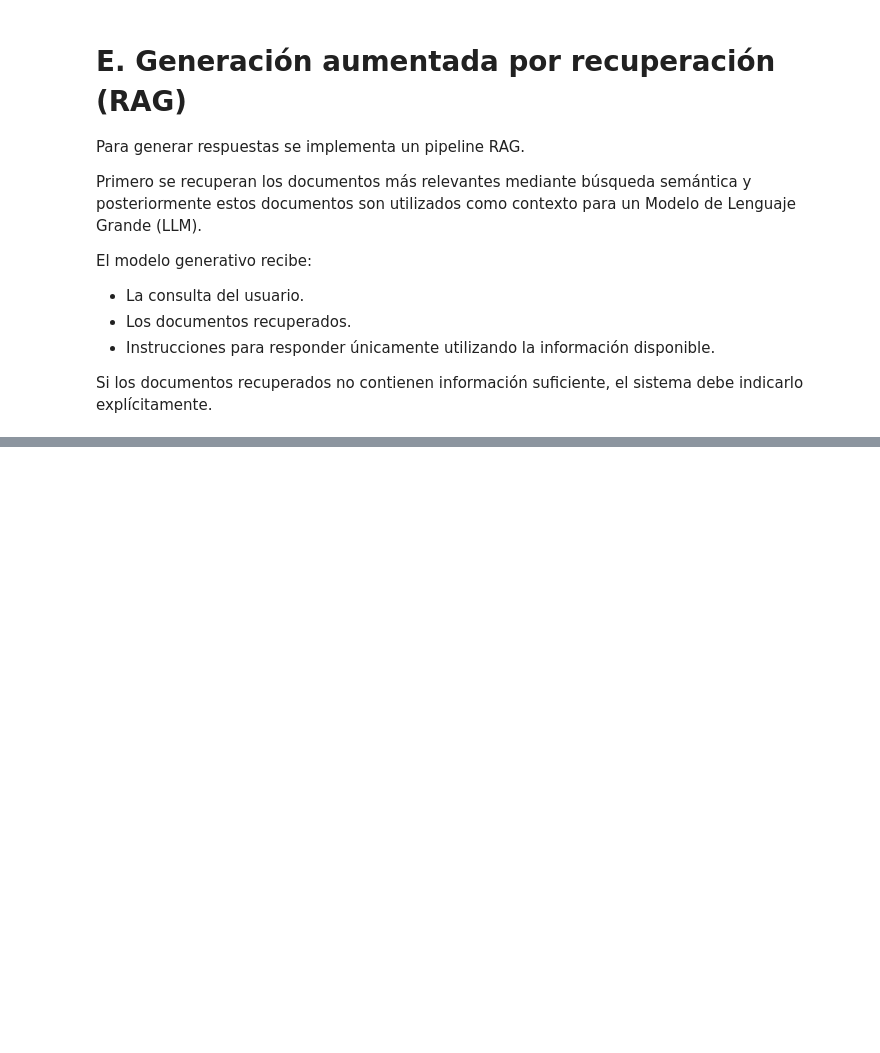
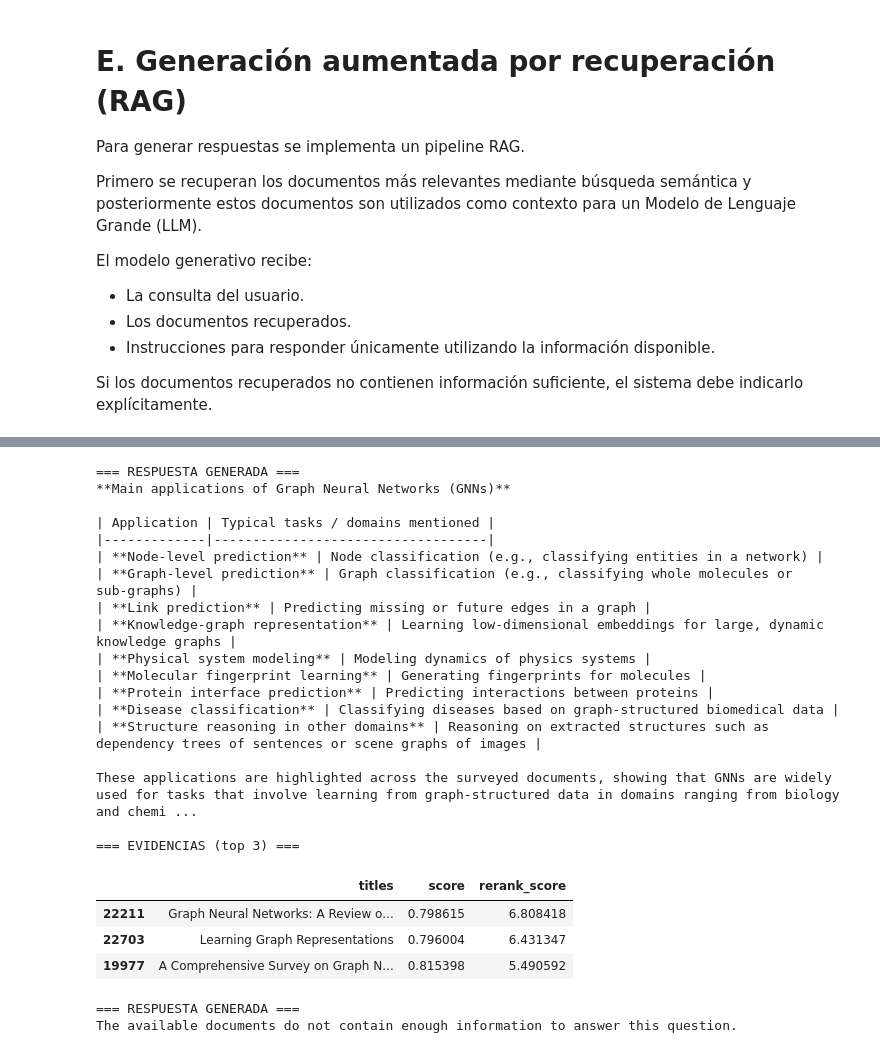
Before and after one commit to Erickezro/Examen2-RI, a Jupyter notebook: Examen Final.ipynb, the cells around one changed output, grey strips where cells are left out. Saved outputs shown, nothing was run; the diff lists cells and outputs as text; code cells hidden in the pictures; blank space fills up the shorter version.

Commit message:
Cambio de modelo y API Key

```diff
--- a/Examen Final.ipynb
+++ b/Examen Final.ipynb
@@ -357,2 +275,0 @@ def generar_respuesta(query, resultados):
-# %%
-query = ("What are the main applications of Graph Neural Networks?")
@@ -405,0 +286,72 @@ def rag_pipeline(query):
+# %%
+def rag_pipeline(query, top_k=5):
+    retrieved = buscar(query, k=25)
+    pairs = [(query, row['document']) for _, row in retrieved.iterrows()]
+    rerank_scores = reranker.predict(pairs)
+    retrieved['rerank_score'] = rerank_scores
+    retrieved = retrieved.sort_values('rerank_score', ascending=False).head(top_k)
+
+    if retrieved['score'].max() < 0.50:
+        msg = 'The available documents do not contain enough information to answer this question.'
+        return msg, retrieved
+
+    contexto = '\n\n---\n\n'.join(
+        f'Document {i+1}:\n{row["document"]}'
+        for i, (_, row) in enumerate(retrieved.iterrows())
+    )
+
+    prompt = f"""You are a scientific assistant. Answer the question using ONLY the information provided in the context below. Do not use prior knowledge. If the context does not contain enough information, say: "The available documents do not contain enough information to answer this question."
+
+Context:
+{contexto}
+
+Question: {query}
+
+Answer:"""
+
+    response = llm_client.chat.completions.create(
+        model='openai/gpt-oss-20b:free',
+        messages=[
+            {'role': 'system', 'content': 'You answer scientific questions based solely on the provided context, without adding external knowledge.'},
+            {'role': 'user', 'content': prompt}
+        ],
+        temperature=0.2
+    )
+
+    return response.choices[0].message.content, retrieved
+# %%
+respuesta, retrieved_docs = rag_pipeline('What are the main applications of Graph Neural Networks?')
+print('=== RESPUESTA GENERADA ===')
+print(respuesta)
+print('\n=== EVIDENCIAS (top 3) ===')
+retrieved_docs.head(3)[['titles', 'score', 'rerank_score']]
+# %% [output]
+=== RESPUESTA GENERADA ===
+**Main applications of Graph Neural Networks (GNNs)**
+
+| Application | Typical tasks / domains mentioned |
+|-------------|-----------------------------------|
+| **Node‑level prediction** | Node classification (e.g., classifying entities in a network) |
+| **Graph‑level prediction** | Graph classification (e.g., classifying whole molecules or sub‑graphs) |
+| **Link prediction** | Predicting missing or future edges in a graph |
+| **Knowledge‑graph representation** | Learning low‑dimensional embeddings for large, dynamic knowledge graphs |
+| **Physical system modeling** | Modeling dynamics of physics systems |
+| **Molecular fingerprint learning** | Generating fingerprints for molecules |
+| **Protein interface prediction** | Predicting interactions between proteins |
+| **Disease classification** | Classifying diseases based on graph‑structured biomedical data |
+| **Structure reasoning in other domains** | Reasoning on extracted structures such as dependency trees of sentences or scene graphs of images |
+
+These applications are highlighted across the surveyed documents, showing that GNNs are widely used for tasks that involve learning from graph‑structured data in domains ranging from biology and chemi ...
+
+=== EVIDENCIAS (top 3) ===
+|  | titles | score | rerank_score |
+| 22211 | Graph Neural Networks: A Review o... | 0.798615 | 6.808418 |
+| 22703 | Learning Graph Representations | 0.796004 | 6.431347 |
+| 19977 | A Comprehensive Survey on Graph N... | 0.815398 | 5.490592 |
+# %%
+respuesta, retrieved_docs = rag_pipeline('Who is the best football player in the world?') # MESSI
+print('=== RESPUESTA GENERADA ===')
+print(respuesta)
+# %% [output]
+=== RESPUESTA GENERADA ===
+The available documents do not contain enough information to answer this question.
```
Also changed, not shown: parts of 10 cells of this notebook.
